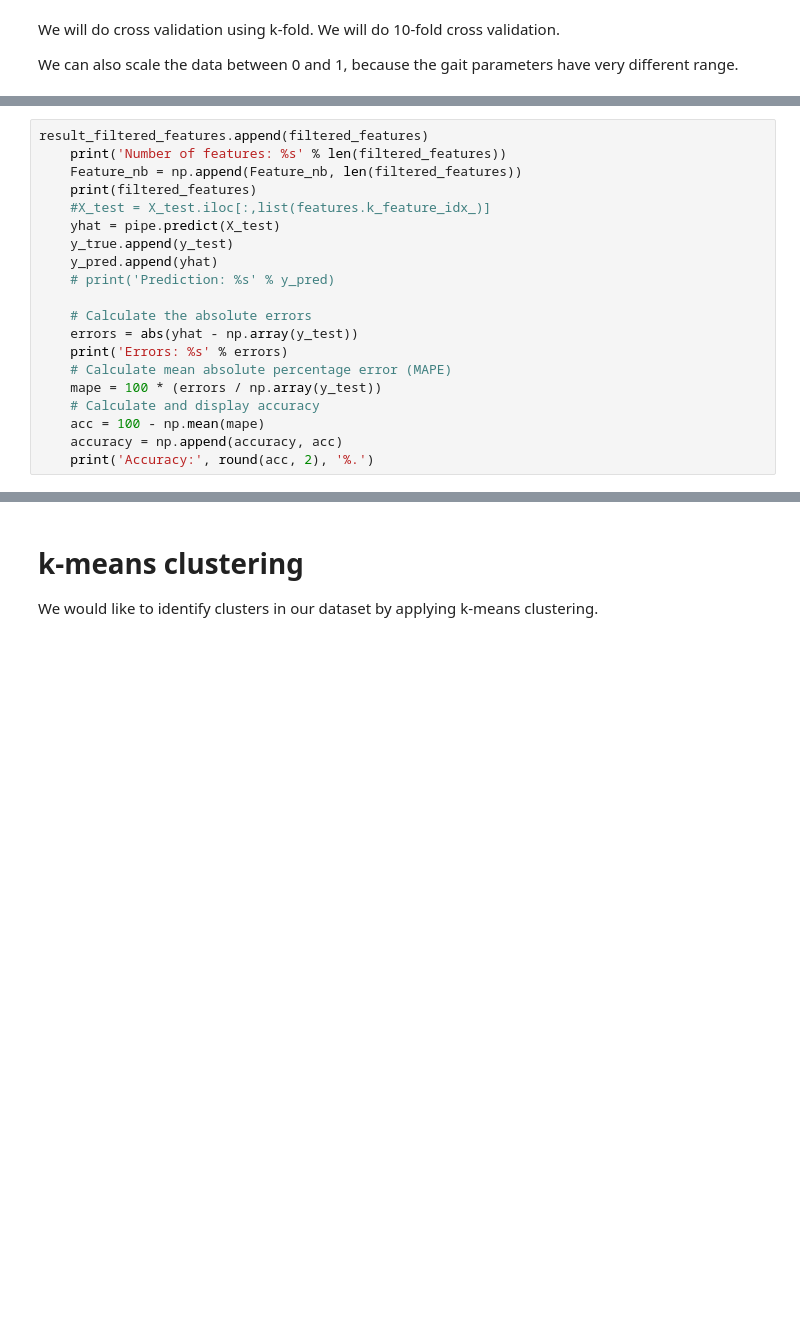
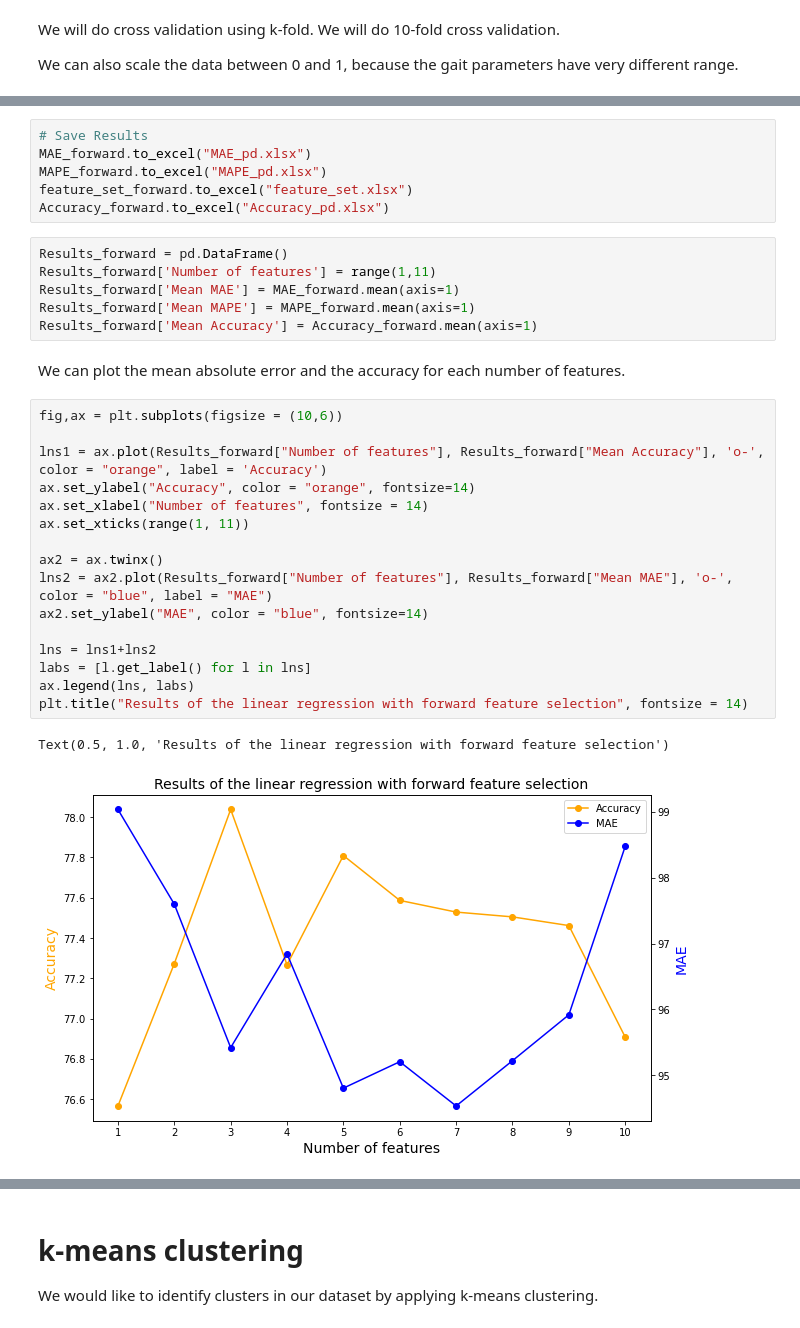
Before and after one commit to paulinegut/Gait-analysis, a Jupyter notebook: FinalProject_6MWTprediction.ipynb, the cells around one changed output, grey strips where cells are left out. Cells and saved outputs as stored; diff of their text form; blank space fills up the shorter version.

```diff
--- a/FinalProject_6MWTprediction.ipynb
+++ b/FinalProject_6MWTprediction.ipynb
@@ -705,20 +587,0 @@ BrokenProcessPool: ignored
-# %%
-result_filtered_features.append(filtered_features)
-    print('Number of features: %s' % len(filtered_features))
-    Feature_nb = np.append(Feature_nb, len(filtered_features))
-    print(filtered_features)
-    #X_test = X_test.iloc[:,list(features.k_feature_idx_)]
-    yhat = pipe.predict(X_test)
-    y_true.append(y_test)
-    y_pred.append(yhat)
-    # print('Prediction: %s' % y_pred)
-
-    # Calculate the absolute errors
-    errors = abs(yhat - np.array(y_test))
-    print('Errors: %s' % errors)
-    # Calculate mean absolute percentage error (MAPE)
-    mape = 100 * (errors / np.array(y_test))
-    # Calculate and display accuracy
-    acc = 100 - np.mean(mape)
-    accuracy = np.append(accuracy, acc)
-    print('Accuracy:', round(acc, 2), '%.')
@@ -724,0 +702,33 @@ result_filtered_features.append(filtered_features)
+# %%
+# Save Results
+MAE_forward.to_excel("MAE_pd.xlsx")
+MAPE_forward.to_excel("MAPE_pd.xlsx")
+feature_set_forward.to_excel("feature_set.xlsx")
+Accuracy_forward.to_excel("Accuracy_pd.xlsx")
+# %%
+Results_forward = pd.DataFrame()
+Results_forward['Number of features'] = range(1,11)
+Results_forward['Mean MAE'] = MAE_forward.mean(axis=1)
+Results_forward['Mean MAPE'] = MAPE_forward.mean(axis=1)
+Results_forward['Mean Accuracy'] = Accuracy_forward.mean(axis=1)
+# %% [markdown]
+We can plot the mean absolute error and the accuracy for each number of features.
+# %%
+fig,ax = plt.subplots(figsize = (10,6))
+
+lns1 = ax.plot(Results_forward["Number of features"], Results_forward["Mean Accuracy"], 'o-', color = "orange", label = 'Accuracy')
+ax.set_ylabel("Accuracy", color = "orange", fontsize=14)
+ax.set_xlabel("Number of features", fontsize = 14)
+ax.set_xticks(range(1, 11))
+
+ax2 = ax.twinx()
+lns2 = ax2.plot(Results_forward["Number of features"], Results_forward["Mean MAE"], 'o-', color = "blue", label = "MAE")
+ax2.set_ylabel("MAE", color = "blue", fontsize=14)
+
+lns = lns1+lns2
+labs = [l.get_label() for l in lns]
+ax.legend(lns, labs)
+plt.title("Results of the linear regression with forward feature selection", fontsize = 14)
+# %% [output]
+Text(0.5, 1.0, 'Results of the linear regression with forward feature selection')
+[figure, added]
```
Also changed, not shown: parts of 84 cells of this notebook.
